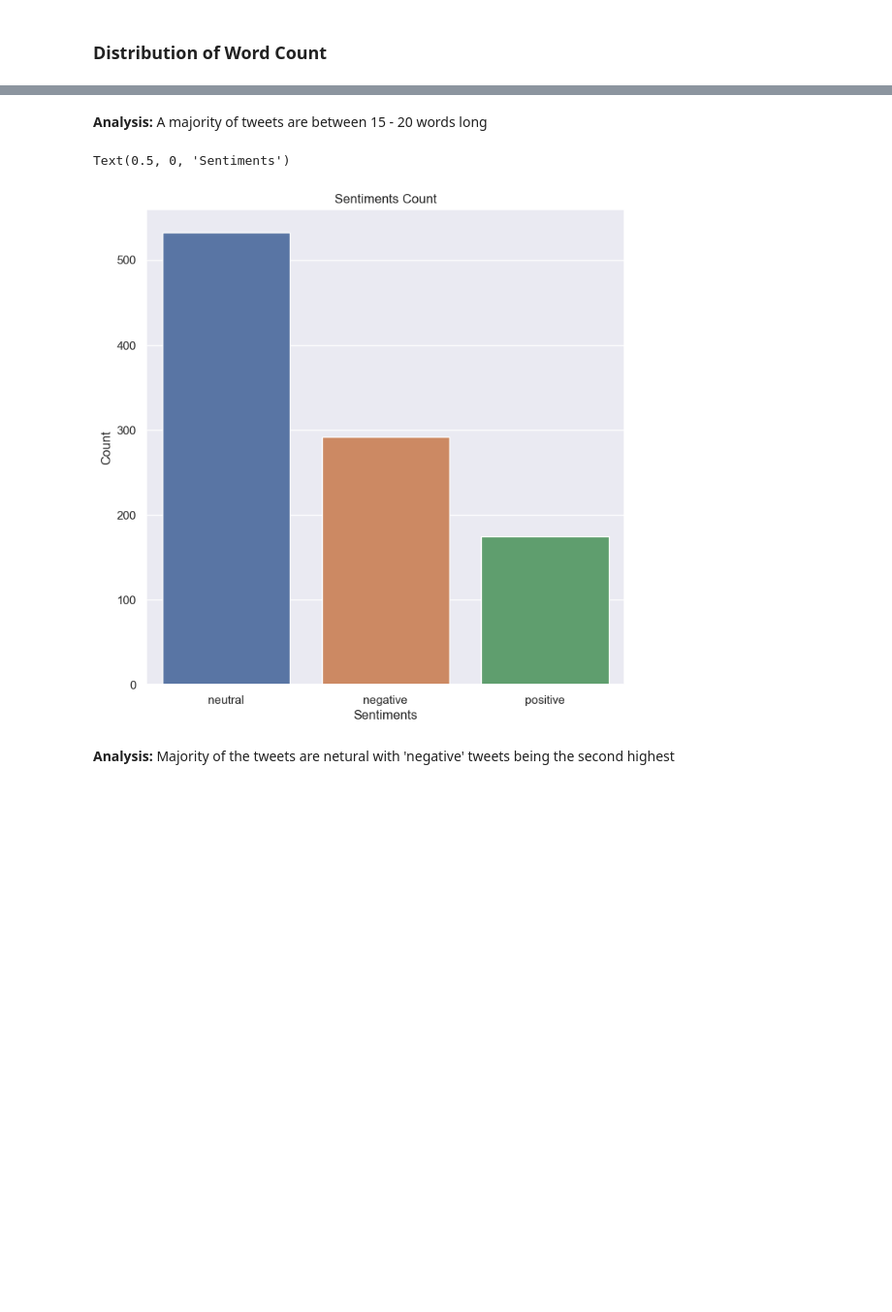
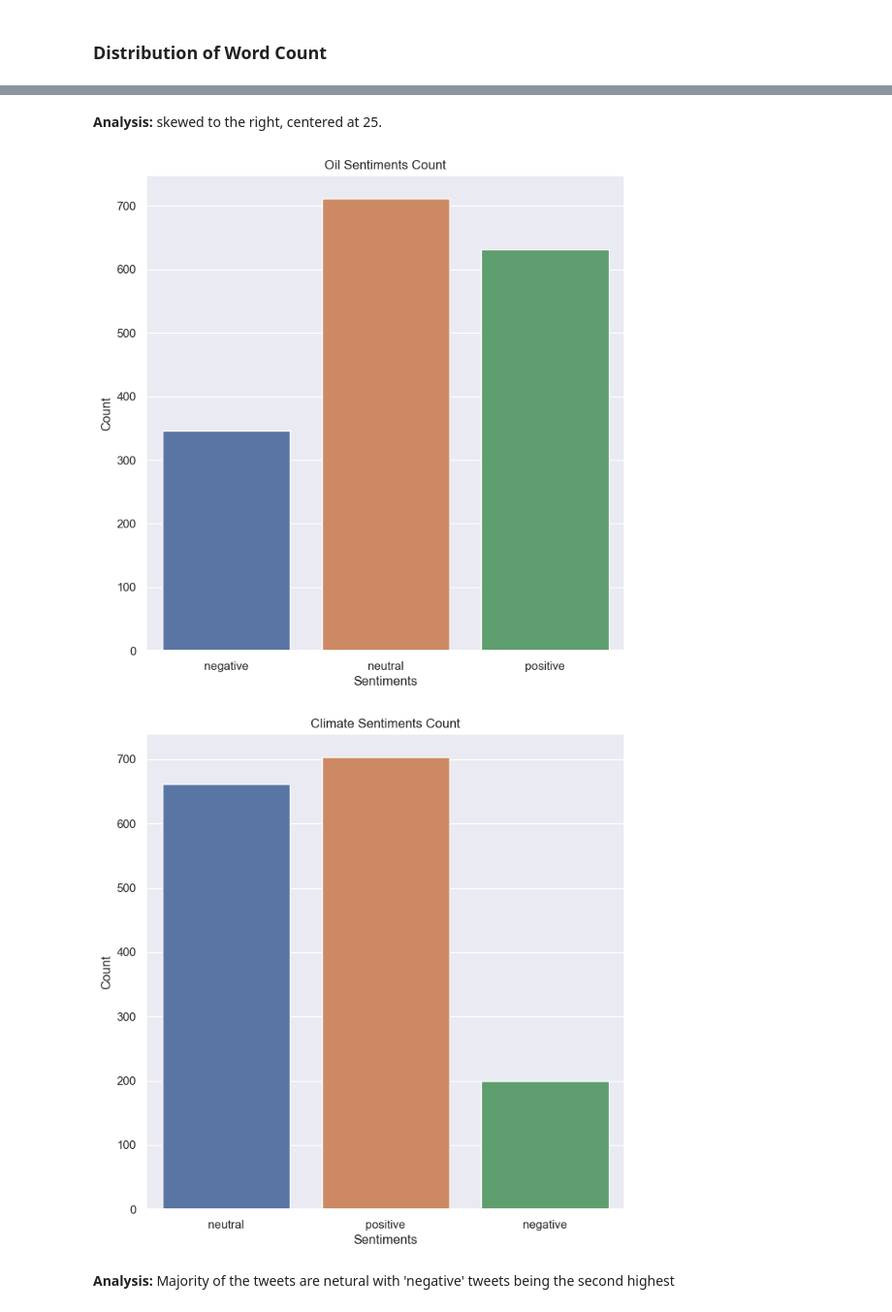
Before and after one commit to chtang-hmc/Spring-Invitation-Datathon-2024, a Jupyter notebook: Analysis/energy-crude-oil-tweets-sentiment-analysis.ipynb, the cells around one changed output, grey strips where cells are left out. Shown: that part at 97% size. Drawn from its saved outputs; the diff is of its cells as text; code cells hidden in the pictures; blank space fills up the shorter version.

Commit message:
added oil and climate sentiment data

```diff
--- a/Analysis/energy-crude-oil-tweets-sentiment-analysis.ipynb
+++ b/Analysis/energy-crude-oil-tweets-sentiment-analysis.ipynb
@@ -152,5 +143,6 @@ data['text'] = data['text'].apply(expand_contractions)
 # %%
 #creating a new column in the dataset for word count
-data ['word_count'] = data['text'].apply(lambda x:len(str(x).split(" ")))
+oil['word_count'] = oil['text'].apply(lambda x:len(str(x).split(" ")))
+climate['word_count'] = climate['text'].apply(lambda x:len(str(x).split(" ")))
 # %%
 #Taking Backup
@@ -174,7 +167,8 @@ def remove_stopwords(text, is_lower_case=False):
     return filtered_text
 
 #applying the function
-data ['text'] = data['text'].apply(remove_stopwords)
+oil['text'] = oil['text'].apply(remove_stopwords)
+climate['text'] = climate['text'].apply(remove_stopwords)
 # %% [markdown]
 ### Stemming
 # %%
@@ -185,7 +179,8 @@ def simple_stemmer(text):
   return text
 
 #applying the function
-data['Stemd_text'] = data['text'].apply(simple_stemmer)
+oil['Stemd_text'] = oil['text'].apply(simple_stemmer)
+climate['Stemd_text'] = climate['text'].apply(simple_stemmer)
 # %%
 #rearranging columns
 data = data[['screenName','text','Stemd_text','retweetCount','word_count']]
@@ -210,7 +206,8 @@ def sentiment_analysis(text):
         return sentiment_categories[2]
 
 #Apply to the Stemd_Text
-data['Sentiments'] = [sentiment_analysis(txt) for txt in data['Stemd_text']]
+oil['Sentiments'] = [sentiment_analysis(txt) for txt in oil['Stemd_text']]
+climate['Sentiments'] = [sentiment_analysis(txt) for txt in climate['Stemd_text']]
 # %% [markdown]
 ## Analysis & Visualisation
 # %% [markdown]
@@ -228,16 +233,26 @@ plt.show();
-# %% [markdown]
-**Analysis:** A majority of tweets are between 15 - 20 words long
+# %% [markdown]
+**Analysis:** skewed to the right, centered at 25.
 # %%
 #Creating a Count Plot
 sns.set(style="darkgrid")
 fig, ax = plt.subplots(figsize=(8,8))
-ax = sns.countplot(x="Sentiments", data=data)
-plt.title('Sentiments Count')
+ax = sns.countplot(x="Sentiments", data=oil)
+plt.title('Oil Sentiments Count')
 plt.ylabel('Count')
 plt.xlabel('Sentiments')
+plt.show();
+
+#Creating a Count Plot
+sns.set(style="darkgrid")
+fig, ax = plt.subplots(figsize=(8,8))
+ax = sns.countplot(x="Sentiments", data=climate)
+plt.title('Climate Sentiments Count')
+plt.ylabel('Count')
+plt.xlabel('Sentiments')
+plt.show()
 # %% [output]
-Text(0.5, 0, 'Sentiments')
-[figure, old version]
+[figure, new version]
+[figure, added]
 # %% [markdown]
 **Analysis:** Majority of the tweets are netural with 'negative' tweets being the second highest
 # %%
```
Also changed, not shown: parts of 25 cells of this notebook, 5 other files.
